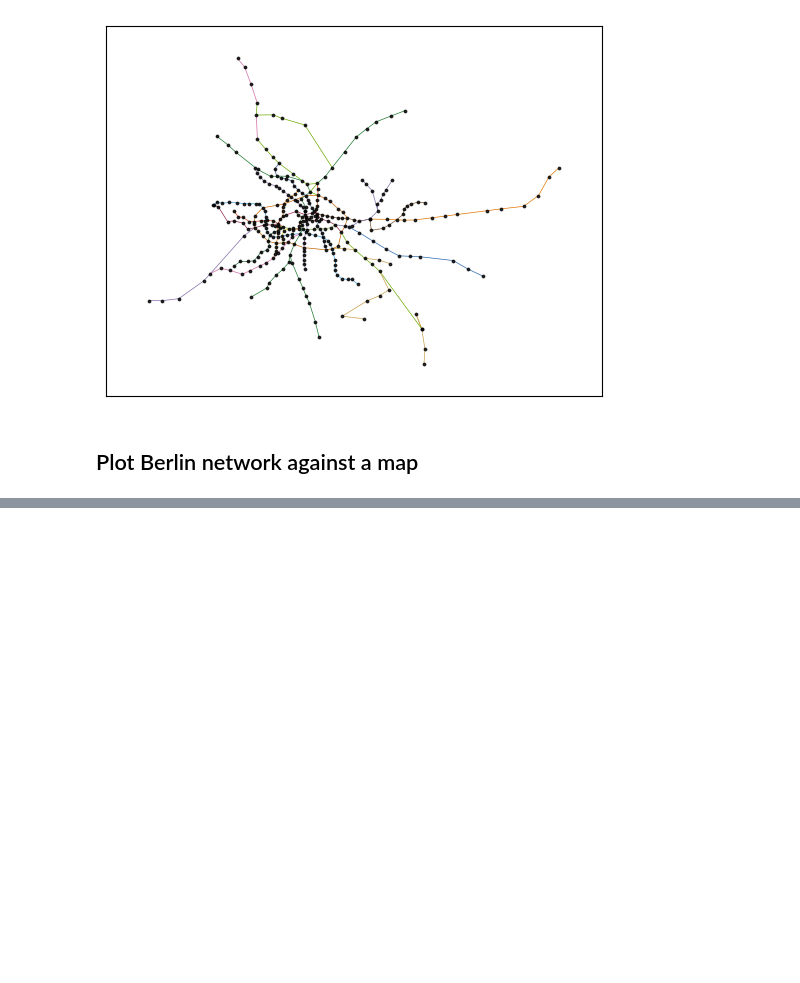
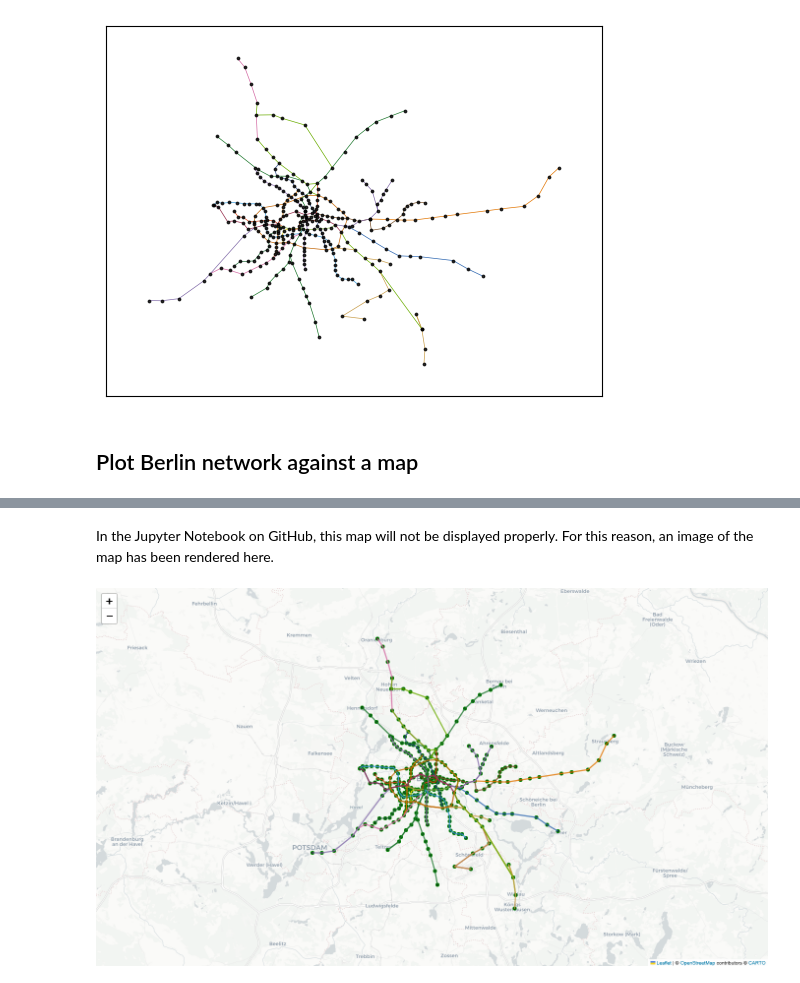
Before and after one commit to aedpluto/berlin-transport, a Jupyter notebook: mapping-berlin.ipynb, the cells around one changed output, grey strips where cells are left out. Saved outputs shown, nothing was run; the diff lists cells and outputs as text; code cells hidden in the pictures; blank space fills up the shorter version.

Commit message:
Fix Image Display Error

```diff
--- a/mapping-berlin.ipynb
+++ b/mapping-berlin.ipynb
@@ -112,3 +112,16 @@ m.save("map.html") #webbrowser.open("map.html")
 m
 # %% [output]
 [interactive output not drawn]
+# %% [markdown]
+In the Jupyter Notebook on GitHub, this map will not be displayed properly. For this reason, an image of the map has been rendered here.
+# %%
+from PIL import Image
+import io
+
+# save and display map
+img_data = m._to_png(5) # 5 second delay to let tiles load
+img = Image.open(io.BytesIO(img_data))
+img.save('berlinTransportNetwork.png')
+img
+# %% [output]
+[figure, added]
```
Also changed, not shown: 3 other files.
